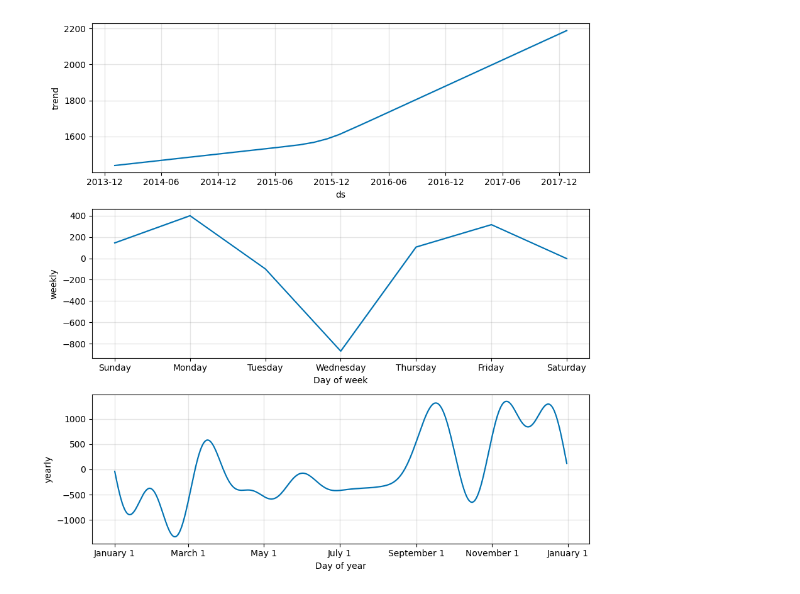
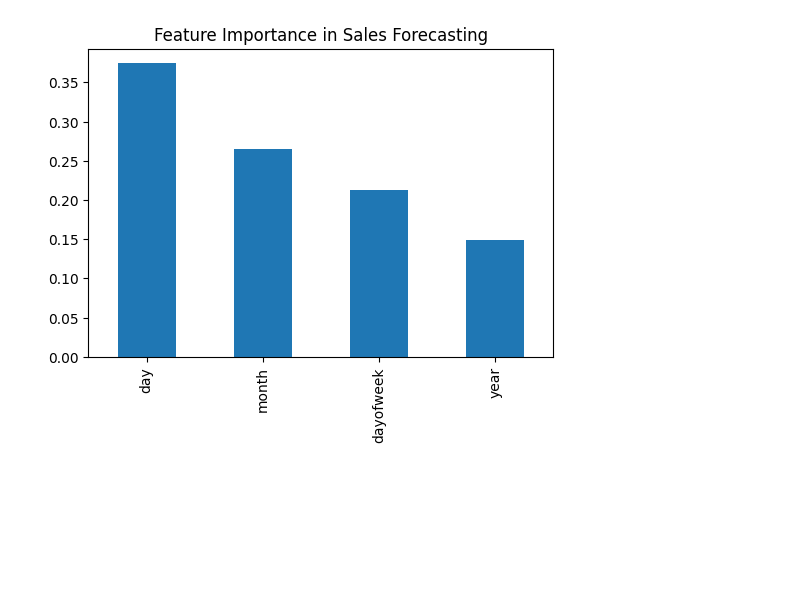
Before and after one commit to SA123nJaNa1234/Retail_Sales_Forecasting, a Jupyter notebook: notebooks/forecasting.ipynb, the cells around one changed output. Cells and saved outputs as stored; diff of their text form; code cells hidden in the pictures; blank space fills up the shorter version.

```diff
--- a/notebooks/forecasting.ipynb
+++ b/notebooks/forecasting.ipynb
@@ -1,11 +1,15 @@
 # %%
 import pandas as pd
+import numpy as np
 from prophet import Prophet
 import matplotlib.pyplot as plt
 from sklearn .metrics import mean_absolute_error,mean_squared_error
+from sklearn.model_selection import train_test_split
+from sklearn.ensemble import RandomForestRegressor
+import joblib
 
 # Load cleaned data
-df = pd.read_csv('../data/cleaned_superstore.csv')
-df['order_date'] = pd.to_datetime(df['order_date'])
-df.head()
+data = pd.read_csv('../data/cleaned_superstore.csv')
+data['order_date'] = pd.to_datetime(data['order_date'])
+data.head()
 # %% [output]
@@ -30,4 +40,11 @@ daily_sales.head()
 # %%
-data = daily_sales.rename(columns={'order_date': 'ds', 'sales': 'y'})
-data.head()
+daily_sales['day'] = daily_sales['date'].dt.day
+daily_sales['month'] = daily_sales['date'].dt.month
+daily_sales['year'] = daily_sales['date'].dt.year
+daily_sales['dayofweek'] = daily_sales['date'].dt.dayofweek   # 0 = Monday, 6 = Sunday
+
+X = daily_sales[['day', 'month', 'year', 'dayofweek']]
+y = daily_sales['sales']
+
+print(X.head())
 # %% [output]
@@ -40,3 +57,7 @@ data.head()
 # %%
-train=data.iloc[:-90]
-test=data.iloc[-90:]
+X_train, X_test, y_train, y_test = train_test_split(
+    X, y, test_size=0.2, random_state=42
+)
+
+print("Train size:", X_train.shape)
+print("Test size:", X_test.shape)
@@ -43,9 +67,9 @@ test=data.iloc[-90:]
 # %%
-model=Prophet(
-    yearly_seasonality=True,
-    weekly_seasonality=True,
-    daily_seasonality=False,
-    seasonality_mode='additive'
+model = RandomForestRegressor(
+    n_estimators=200,
+    random_state=42,
+    n_jobs=-1
 )
-model.fit(train)
+model.fit(X_train, y_train)
+print("✅ Random Forest model trained successfully!")
 # %% [output]
@@ -83,6 +113,8 @@ plt.show()
 # %%
-fig2=model.plot_components(forecast)
+importances = pd.Series(model.feature_importances_, index=X.columns)
+importances.sort_values(ascending=False).plot(kind='bar', figsize=(6,4))
+plt.title("Feature Importance in Sales Forecasting")
 plt.show()
 # %% [output]
-[figure, old version]
+[figure, new version]
 # %%
```
Also changed, not shown: parts of 11 cells of this notebook, 6 other files.
